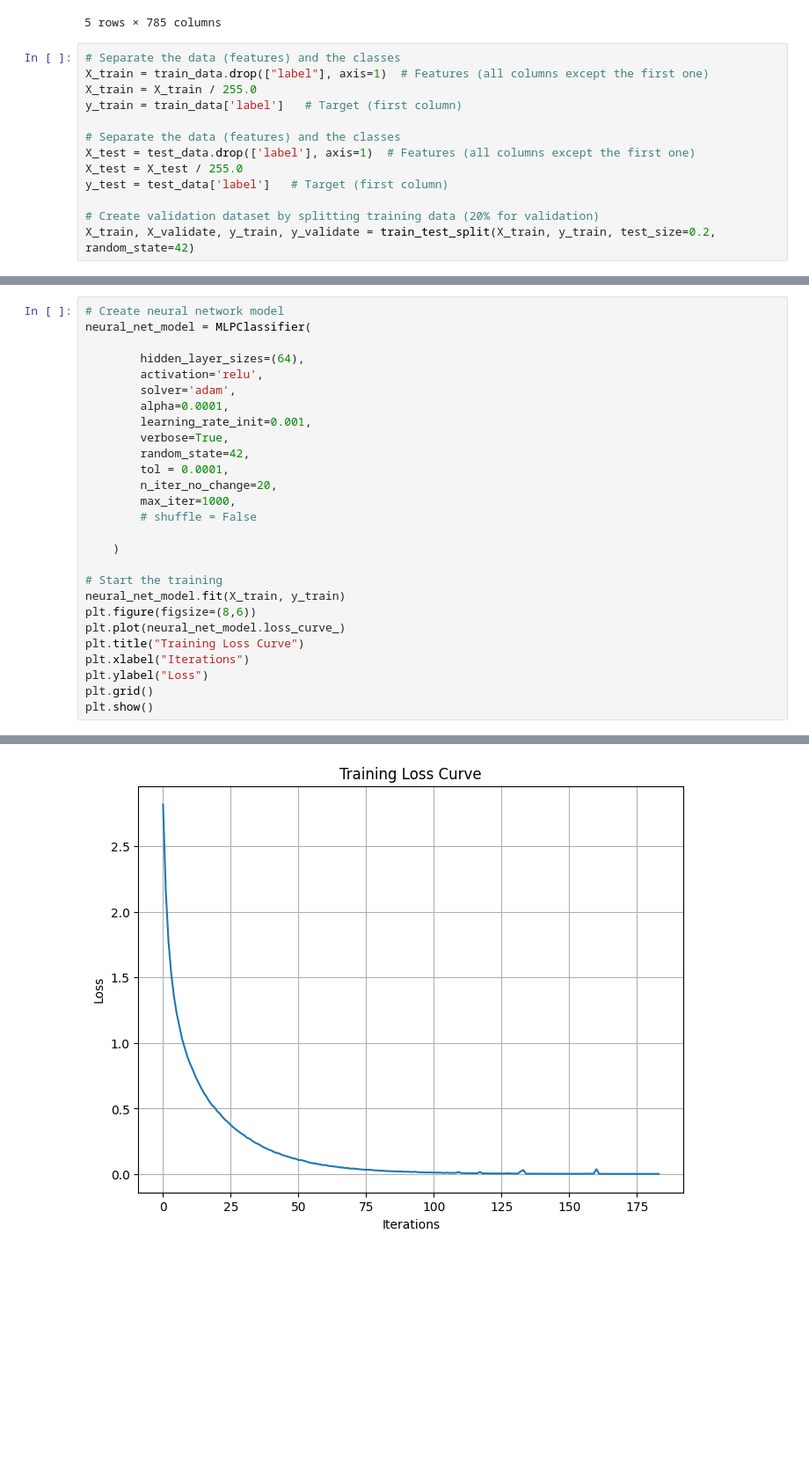
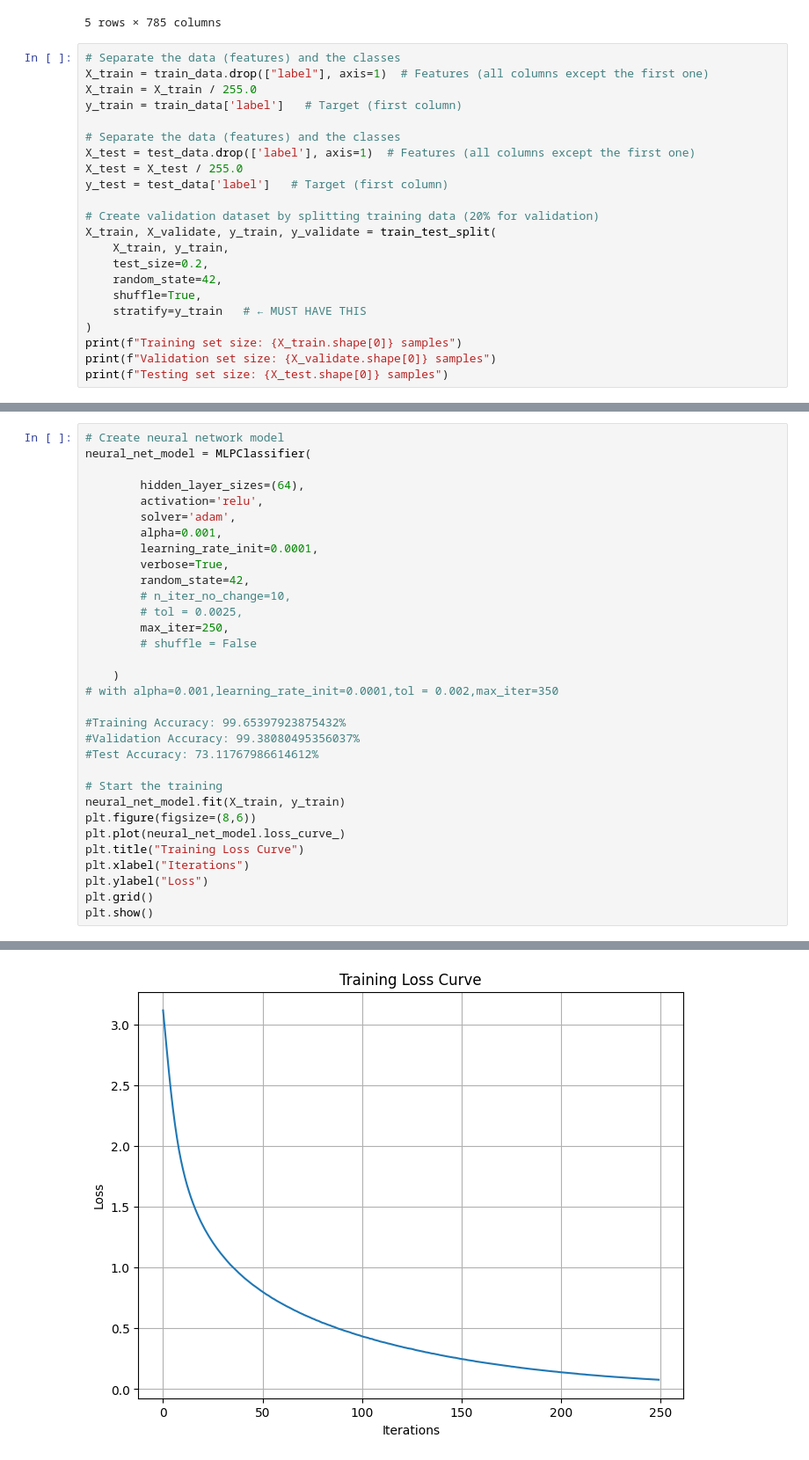
Before and after one commit to eleftheriaa/American-Sign-Language-Detection, a Jupyter notebook: nn/main_model.ipynb, the cells around one changed output, grey strips where cells are left out. Shown: that part at 88% size. Saved outputs shown, nothing was run; the diff lists cells and outputs as text; blank space fills up the shorter version.

```diff
--- a/nn/main_model.ipynb
+++ b/nn/main_model.ipynb
@@ -37,4 +40,13 @@ X_test = X_test / 255.0
 y_test = test_data['label']   # Target (first column)
 
 # Create validation dataset by splitting training data (20% for validation)
-X_train, X_validate, y_train, y_validate = train_test_split(X_train, y_train, test_size=0.2, random_state=42)
+X_train, X_validate, y_train, y_validate = train_test_split(
+    X_train, y_train,
+    test_size=0.2,
+    random_state=42,
+    shuffle=True,
+    stratify=y_train   # ← MUST HAVE THIS
+)
+print(f"Training set size: {X_train.shape[0]} samples")
+print(f"Validation set size: {X_validate.shape[0]} samples")
+print(f"Testing set size: {X_test.shape[0]} samples")
@@ -81,16 +137,21 @@ neural_net_model = MLPClassifier(
         hidden_layer_sizes=(64),
         activation='relu',
         solver='adam',
-        alpha=0.0001,
-        learning_rate_init=0.001,
+        alpha=0.001,
+        learning_rate_init=0.0001,
         verbose=True,
         random_state=42,
-        tol = 0.0001,
-        n_iter_no_change=20,
-        max_iter=1000,
+        # n_iter_no_change=10,
+        # tol = 0.0025,
+        max_iter=250,
         # shuffle = False
 
     )
+# with alpha=0.001,learning_rate_init=0.0001,tol = 0.002,max_iter=350
+
+#Training Accuracy: 99.65397923875432%
+#Validation Accuracy: 99.38080495356037%
+#Test Accuracy: 73.11767986614612%
 
 # Start the training
 neural_net_model.fit(X_train, y_train)
@@ -122,4 +183,4 @@ Training loss did not improve more than tol=0.000100 for 20 consecutive epochs.
-[figure, old version]
+[figure, new version]
 # %%
 # Print the number of iterations the model ran before converging
 print(f"Model converged in {neural_net_model.n_iter_} iterations.")
```
Also changed, not shown: parts of 12 cells of this notebook, 1 other file.
